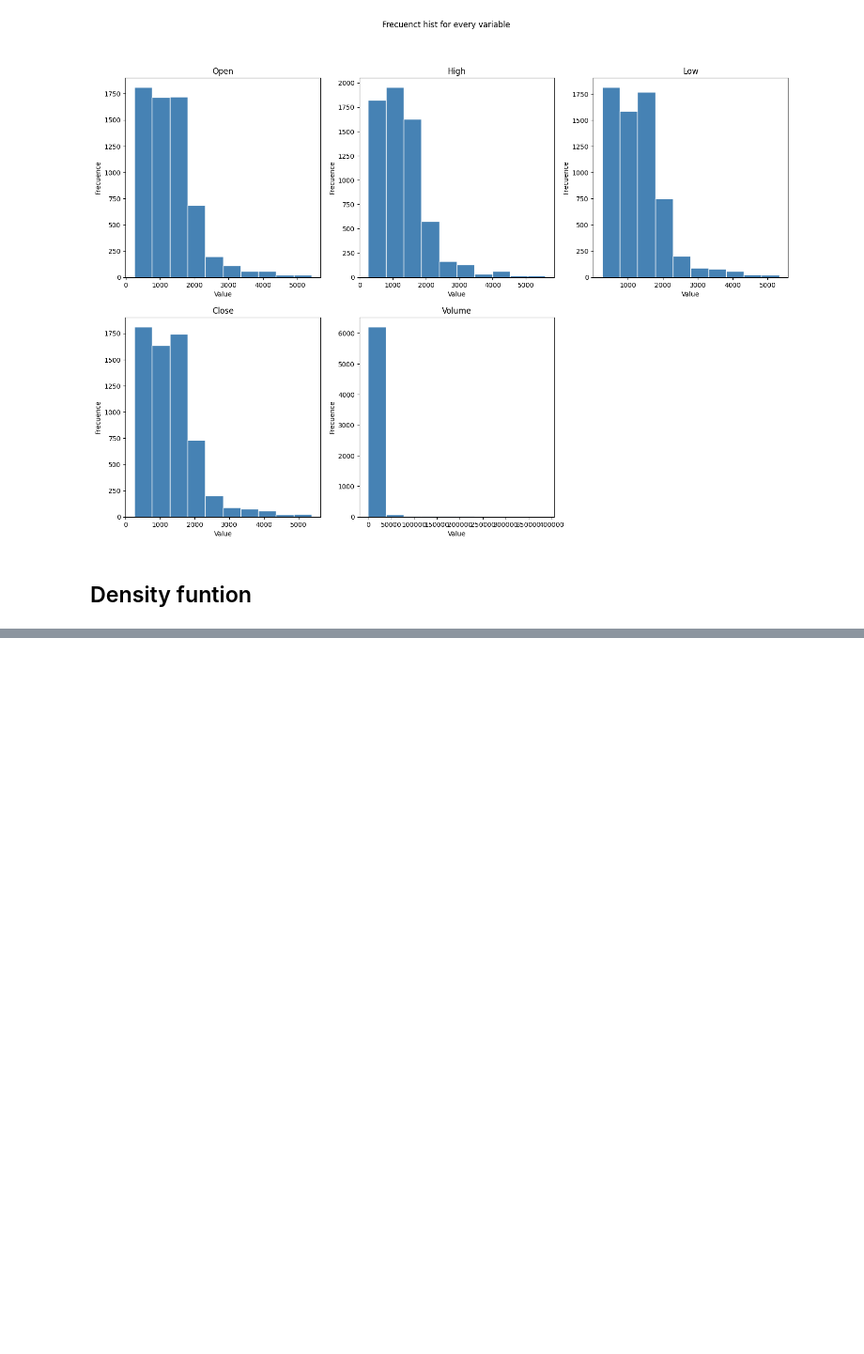
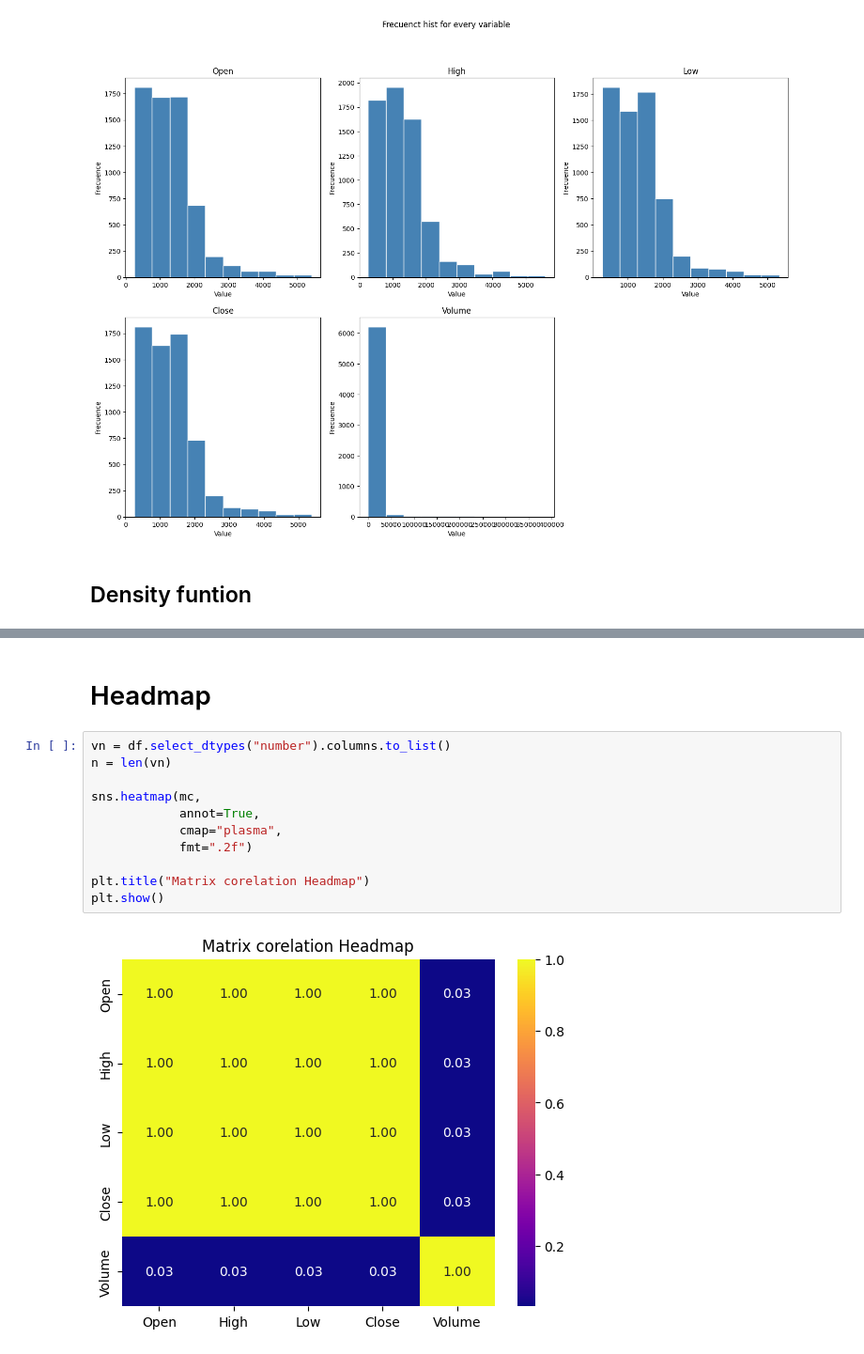
Before and after one commit to jhonssonisaza/GitHub-tutorial, a Jupyter notebook: Graphics.ipynb, the cells around one changed output, grey strips where cells are left out. Shown at 94% size. Cells and saved outputs as stored; diff of their text form; blank space fills up the shorter version.

```diff
--- a/Graphics.ipynb
+++ b/Graphics.ipynb
@@ -188,0 +219,15 @@ plt.show()
+# %% [markdown]
+# Headmap
+# %%
+vn = df.select_dtypes("number").columns.to_list()
+n = len(vn)
+
+sns.heatmap(mc,
+            annot=True,
+            cmap="plasma",
+            fmt=".2f")
+
+plt.title("Matrix corelation Headmap")
+plt.show()
+# %% [output]
+[figure, added]
```
Also changed, not shown: parts of 11 cells of this notebook.
